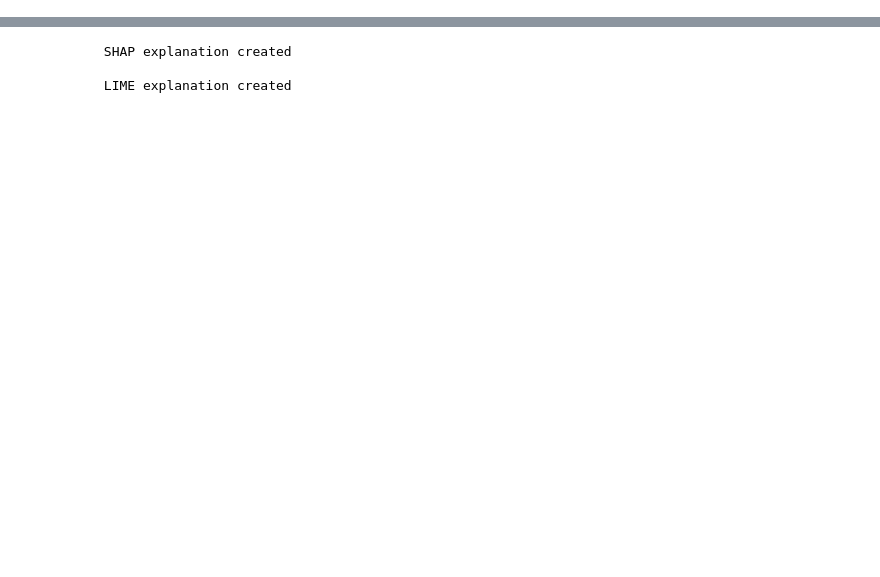
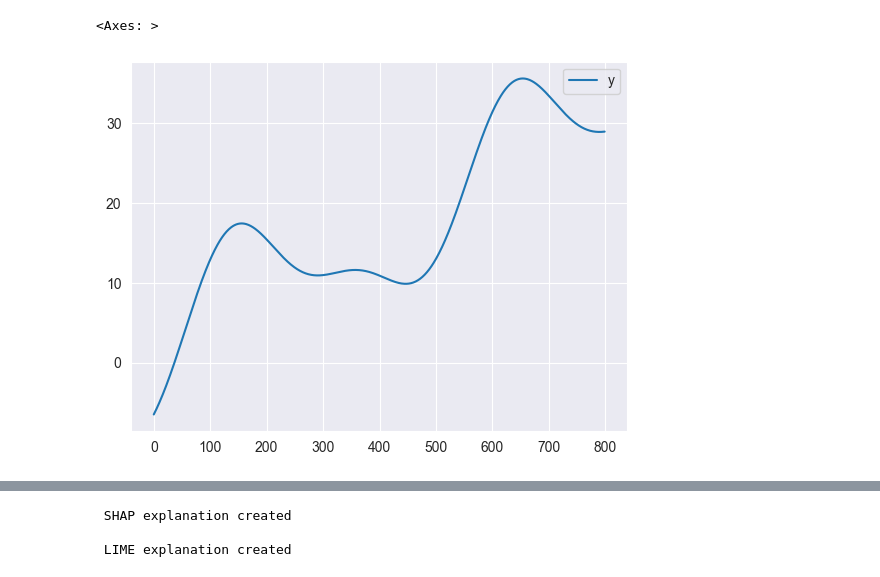
Before and after one commit to emunaran/xai-compare, a Jupyter notebook: explainer_comparison/comparison_tests/fluorescent_test.ipynb, the cells around one changed output, grey strips where cells are left out. Saved outputs shown, nothing was run; the diff lists cells and outputs as text; code cells hidden in the pictures; blank space fills up the shorter version.

```diff
--- a/explainer_comparison/comparison_tests/fluorescent_test.ipynb
+++ b/explainer_comparison/comparison_tests/fluorescent_test.ipynb
@@ -20,0 +28,5 @@ X_train, X_test, y_train, y_test = train_test_split(X, y, test_size=0.2)
+# %%
+y_train.plot()
+# %% [output]
+<Axes: >
+[figure, added]
```
Also changed, not shown: parts of 9 cells of this notebook.
